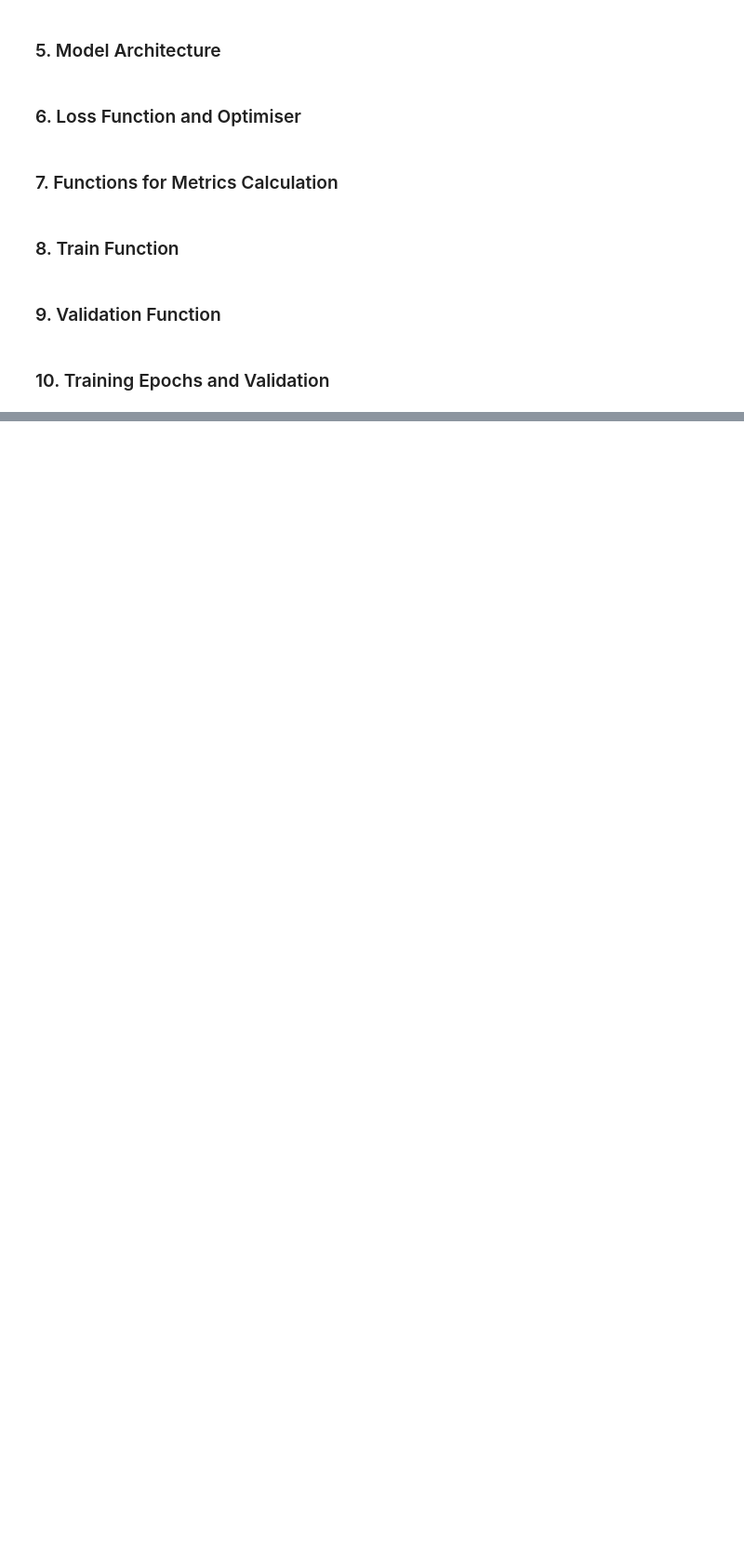
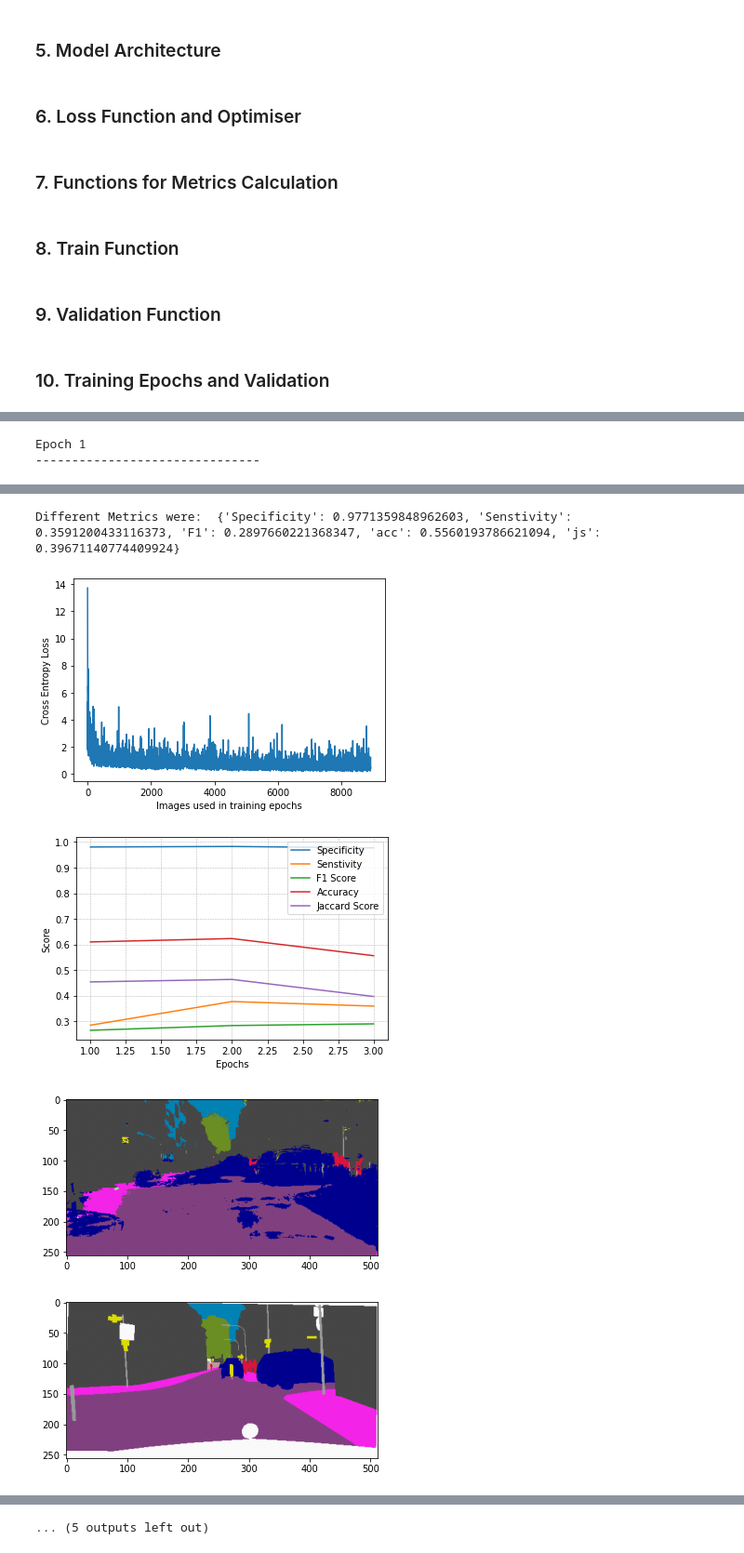
Before and after one commit to erarbuthnot/cisc452project, a Jupyter notebook: model.ipynb, the cells around one changed output, grey strips where cells are left out. Shown at 93% size. Saved outputs shown, nothing was run; the diff lists cells and outputs as text; code cells hidden in the pictures; blank space fills up the shorter version.

```diff
--- a/model.ipynb
+++ b/model.ipynb
@@ -908,0 +924,8 @@ with torch.no_grad():
+# %%
+train_models(3)
+training_loss(3)
+eval_metrics(3)
+visualize_results(3)
+# %% [output]
+Epoch 1
+-------------------------------
@@ -908,0 +983,5 @@ with torch.no_grad():
+Different Metrics were:  {'Specificity': 0.9771359848962603, 'Senstivity': 0.3591200433116373, 'F1': 0.2897660221368347, 'acc': 0.5560193786621094, 'js': 0.39671140774409924}
+[figure, added]
+[figure, added]
+[figure, added]
+[figure, added]
@@ -908,0 +991 @@ with torch.no_grad():
+... (5 outputs left out)
```
Also changed, not shown: parts of 16 cells of this notebook.
